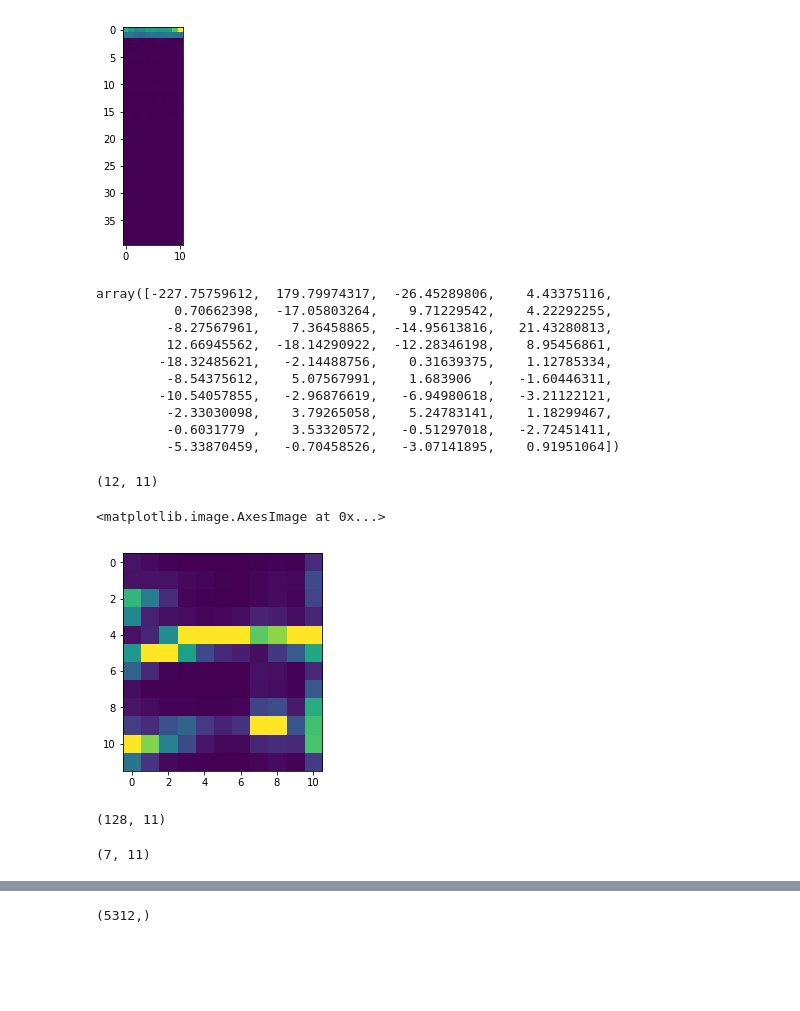
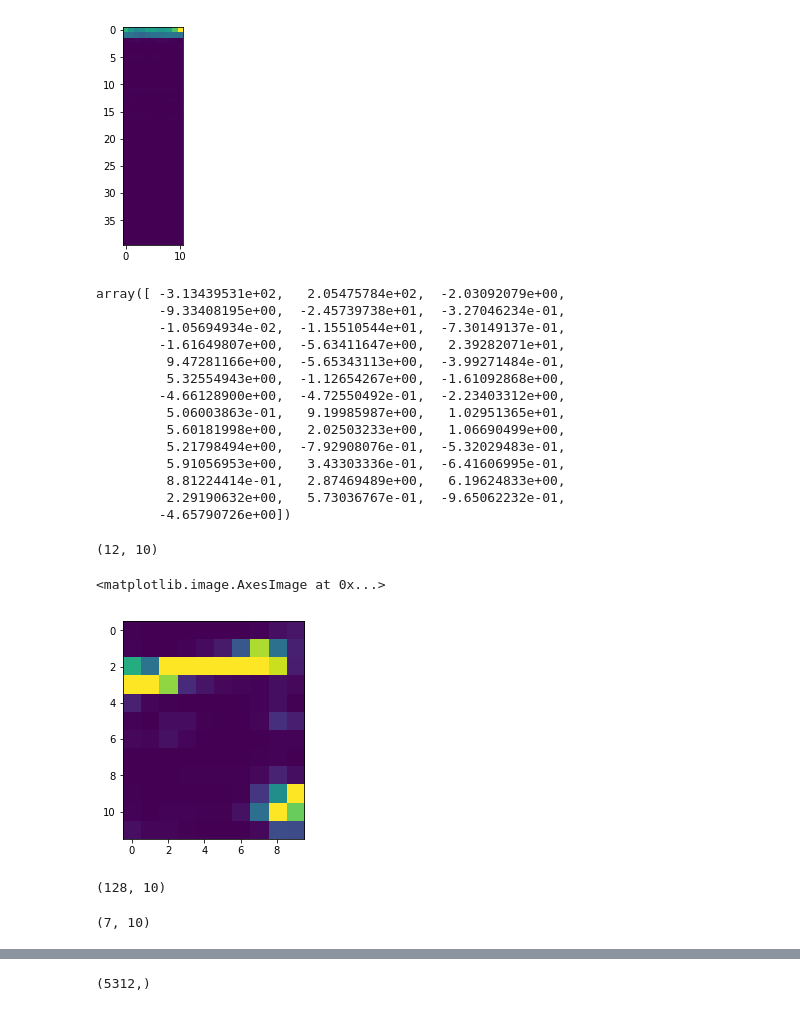
Before and after one commit to EvgenyKashin/SpeechRectification, a Jupyter notebook: notebooks/AudioFeaturesClassification.ipynb, the cells around one changed output, grey strips where cells are left out. Drawn from its saved outputs; the diff is of its cells as text; code cells hidden in the pictures; blank space fills up the shorter version.

```diff
--- a/notebooks/AudioFeaturesClassification.ipynb
+++ b/notebooks/AudioFeaturesClassification.ipynb
@@ -199,33 +207,37 @@ plt.imshow(np.square(librosa.feature.mfcc(a[0], n_mfcc=40)))
 <matplotlib.image.AxesImage at 0x...>
 [figure]
 # %%
-np.mean(librosa.feature.mfcc(a[0], n_mfcc=40).T, axis=0)
+np.mean(librosa.feature.mfcc(a[1], n_mfcc=40).T, axis=0)
 # %% [output]
-array([-227.75759612,  179.79974317,  -26.45289806,    4.43375116,
-          0.70662398,  -17.05803264,    9.71229542,    4.22292255,
-         -8.27567961,    7.36458865,  -14.95613816,   21.43280813,
-         12.66945562,  -18.14290922,  -12.28346198,    8.95456861,
-        -18.32485621,   -2.14488756,    0.31639375,    1.12785334,
-         -8.54375612,    5.07567991,    1.683906  ,   -1.60446311,
-        -10.54057855,   -2.96876619,   -6.94980618,   -3.21122121,
-         -2.33030098,    3.79265058,    5.24783141,    1.18299467,
-         -0.6031779 ,    3.53320572,   -0.51297018,   -2.72451411,
-         -5.33870459,   -0.70458526,   -3.07141895,    0.91951064])
+array([ -3.13439531e+02,   2.05475784e+02,  -2.03092079e+00,
+        -9.33408195e+00,  -2.45739738e+01,  -3.27046234e-01,
+        -1.05694934e-02,  -1.15510544e+01,  -7.30149137e-01,
+        -1.61649807e+00,  -5.63411647e+00,   2.39282071e+01,
+         9.47281166e+00,  -5.65343113e+00,  -3.99271484e-01,
+         5.32554943e+00,  -1.12654267e+00,  -1.61092868e+00,
+        -4.66128900e+00,  -4.72550492e-01,  -2.23403312e+00,
+         5.06003863e-01,   9.19985987e+00,   1.02951365e+01,
+         5.60181998e+00,   2.02503233e+00,   1.06690499e+00,
+         5.21798494e+00,  -7.92908076e-01,  -5.32029483e-01,
+         5.91056953e+00,   3.43303336e-01,  -6.41606995e-01,
+         8.81224414e-01,   2.87469489e+00,   6.19624833e+00,
+         2.29190632e+00,   5.73036767e-01,  -9.65062232e-01,
+        -4.65790726e+00])
 # %%
-librosa.feature.chroma_stft(a[0]).shape
+librosa.feature.chroma_stft(a[1]).shape
 # %% [output]
-(12, 11)
+(12, 10)
 # %%
-plt.imshow(np.square(librosa.feature.chroma_stft(a[0])))
+plt.imshow(np.square(librosa.feature.chroma_stft(a[1])))
 # %% [output]
 <matplotlib.image.AxesImage at 0x...>
-[figure, old version]
+[figure, new version]
 # %%
-librosa.feature.melspectrogram(a[0]).shape
+librosa.feature.melspectrogram(a[1]).shape
 # %% [output]
-(128, 11)
+(128, 10)
 # %%
-librosa.feature.spectral_contrast(a[0]).shape
+librosa.feature.spectral_contrast(a[1]).shape
 # %% [output]
-(7, 11)
+(7, 10)
 # %%
```
Also changed, not shown: parts of 33 cells of this notebook.
